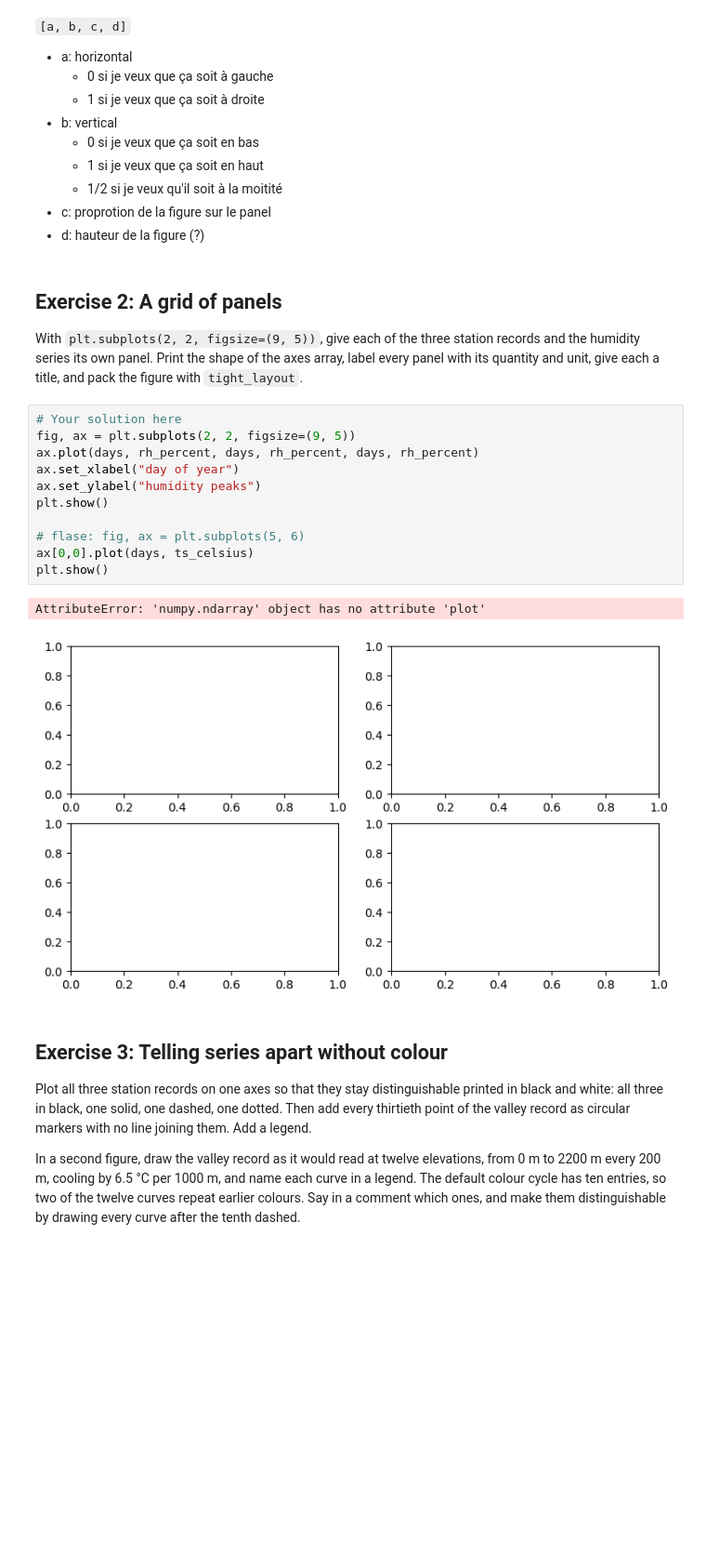
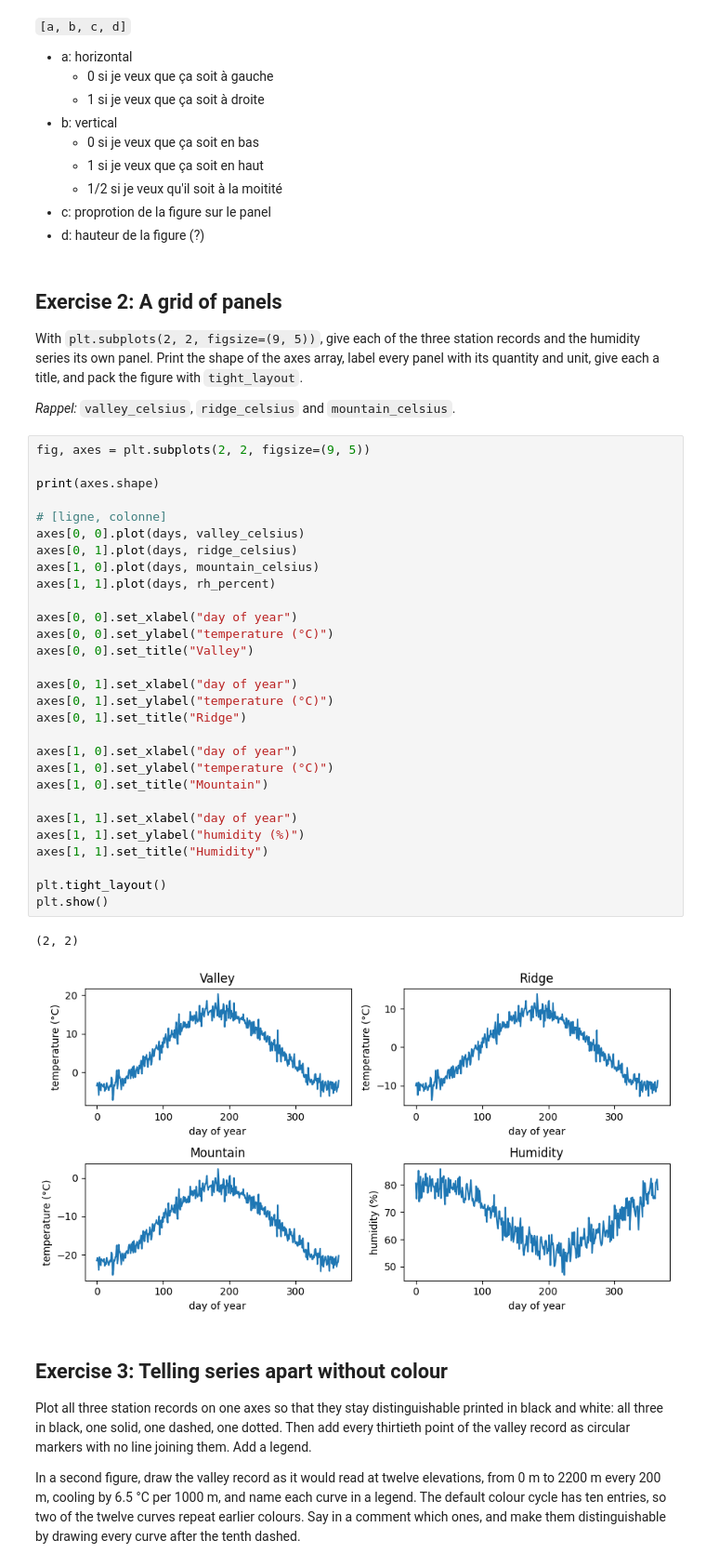
Before and after one commit to elena-gazzini/2026_Intro_Python, a Jupyter notebook: EG_1_4_matplotlib_and_xarray_exercises.ipynb, the cells around one changed output. Shown at 93% size. Saved outputs shown, nothing was run; the diff lists cells and outputs as text; blank space fills up the shorter version.

```diff
--- a/EG_1_4_matplotlib_and_xarray_exercises.ipynb
+++ b/EG_1_4_matplotlib_and_xarray_exercises.ipynb
@@ -89,20 +89,40 @@ plt.show()
 With `plt.subplots(2, 2, figsize=(9, 5))`, give each of the three station records and the
 humidity series its own panel. Print the shape of the axes array, label every panel with its
 quantity and unit, give each a title, and pack the figure with `tight_layout`.
+
+*Rappel:* `valley_celsius`, `ridge_celsius` and `mountain_celsius`.
-# %%
-# Your solution here
-fig, ax = plt.subplots(2, 2, figsize=(9, 5))
-ax.plot(days, rh_percent, days, rh_percent, days, rh_percent)
-ax.set_xlabel("day of year")
-ax.set_ylabel("humidity peaks")
-plt.show()
-
-# flase: fig, ax = plt.subplots(5, 6)
-ax[0,0].plot(days, ts_celsius)
-plt.show()
-# %% [output]
-AttributeError: 'numpy.ndarray' object has no attribute 'plot'
-[figure, removed]
+# %%
+fig, axes = plt.subplots(2, 2, figsize=(9, 5))
+
+print(axes.shape)
+
+# [ligne, colonne]
+axes[0, 0].plot(days, valley_celsius)
+axes[0, 1].plot(days, ridge_celsius)
+axes[1, 0].plot(days, mountain_celsius)
+axes[1, 1].plot(days, rh_percent)
+
+axes[0, 0].set_xlabel("day of year")
+axes[0, 0].set_ylabel("temperature (°C)")
+axes[0, 0].set_title("Valley")
+
+axes[0, 1].set_xlabel("day of year")
+axes[0, 1].set_ylabel("temperature (°C)")
+axes[0, 1].set_title("Ridge")
+
+axes[1, 0].set_xlabel("day of year")
+axes[1, 0].set_ylabel("temperature (°C)")
+axes[1, 0].set_title("Mountain")
+
+axes[1, 1].set_xlabel("day of year")
+axes[1, 1].set_ylabel("humidity (%)")
+axes[1, 1].set_title("Humidity")
+
+plt.tight_layout()
+plt.show()
+# %% [output]
+(2, 2)
+[figure, added]
 # %% [markdown]
 ## Exercise 3: Telling series apart without colour
 
```
